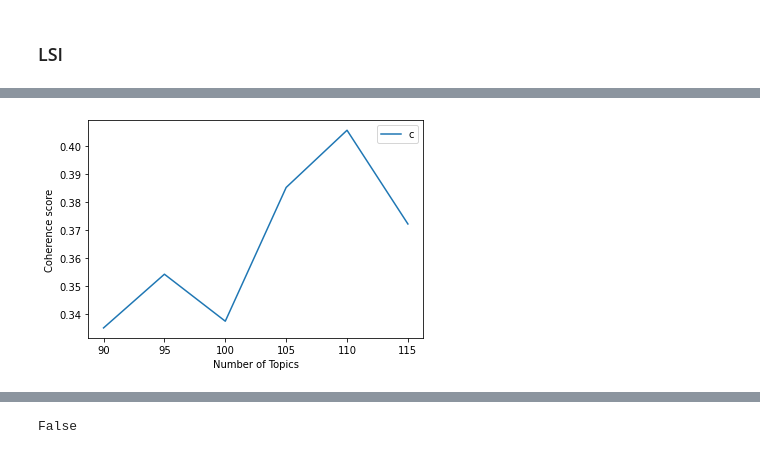
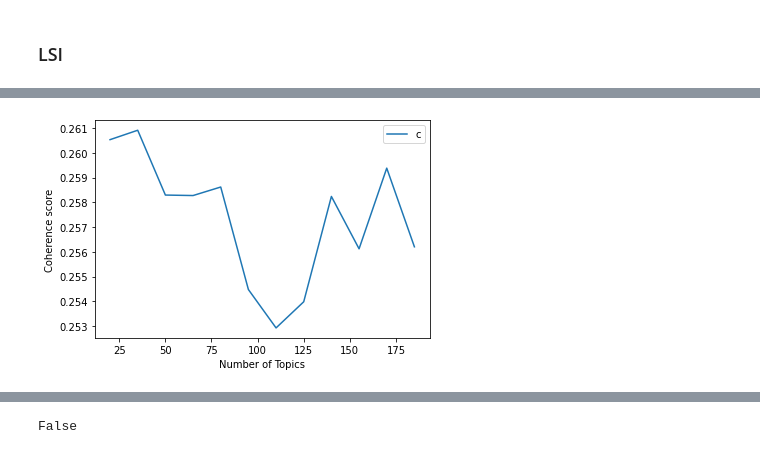
Before and after one commit to prompteus/csfd-movie-recommender, a Jupyter notebook: src/recommend/notebooks/cb_recsystems.ipynb, the cells around one changed output, grey strips where cells are left out. Drawn from its saved outputs; the diff is of its cells as text; code cells hidden in the pictures.

```diff
--- a/src/recommend/notebooks/cb_recsystems.ipynb
+++ b/src/recommend/notebooks/cb_recsystems.ipynb
@@ -315,7 +315,7 @@ class RecSysBase(abc.ABC):
         self.movies_df = movies_df
 
     @abc.abstractmethod
-    def recommend(self, user_history : List[str], n : int = 10, return_df : bool = False) -> Union[List[str], pd.DataFrame]:
+    def recommend(self, user_history : List[str], n : int = None) -> pd.DataFrame:
         """
         Generates recommendations based on user's history of rated movies.
 
@@ -326,17 +326,15 @@ class RecSysBase(abc.ABC):
 
         n : int
             The number of recommendations to return.
+            Default value None returns all movies from database.
 
         Returns
         -------
-        Union[List[str], pd.DataFrame]
-            By default returns a list of strings representeing movie ids.
-            If `return_df` is set to True then a pandas dataframe.
+        pd.DataFrame
+            movie_id ~ movie ID
+            score_<class_name> ~ score of each movie
         """
-        # TODO: do we need `user_history` as List?
-        # use List if: some systems use the order of items (e.g. preference of recent movies)
-        # use Set if: we dont care at all about
-        pass
+        ...
 
     def get_candidate_movies(self, user_history : List[str]) -> pd.DataFrame:
         """Returns a list of candidates by filtering movies a user has already seen."""
@@ -355,11 +353,5 @@ class RecSysBase(abc.ABC):
         for mid in movie_ids:
             df_list.append(self.movies_df[self.movies_df['movie_id'] == mid])
         return pd.concat(df_list)
-
-
-    def get_description_with_id(self, movie_id : str) -> str:
-        """Returns description for movie with provided ID"""
-        #TODO: handle case when no such movie exists
-        return self.movies_df.loc[self.movies_df['movie_id'] == movie_id].description.values[0]
 # %% [markdown]
 ## Random recommendations
@@ -447,6 +492,7 @@ rs_bayes_avg.recommend([], 15, return_df=True)
 # %% [markdown]
 # Gensim models: TFIDF, LSI
 # %%
+
 
 class GensimModelWrapper(RecSysBase):
     """
@@ -457,7 +503,7 @@ class GensimModelWrapper(RecSysBase):
         super(GensimModelWrapper, self).__init__(movies_df)
 
     @abc.abstractmethod
-    def recommend(self, user_history : List[str], n : int = 10, return_df : bool = False) -> List[str]:
+    def recommend(self, user_history : List[str], n : int = None) -> pd.DataFrame:
         ...
 
     @classmethod
@@ -471,9 +517,11 @@ class GensimModelWrapper(RecSysBase):
             A simple string containing text to preprocess.
         """
         tokens = word_tokenize(document.lower(), language='czech')
-        filtered = [w.strip(",.:'?!()[]{}<>_") for w in document.split() if w not in set(stop_words.get_stop_words('czech'))]
-        res = [cz_stem(word) for word in filtered]
-        return res
+        tokens = [w.strip(",.:'?!()[]{}<>_-") for w in tokens]
+        tokens = [w for w in tokens if w not in set(stop_words.get_stop_words('czech'))]
+        tokens = [cz_stem(word) for word in tokens]
+        tokens = [w for w in tokens if len(w) > 2]
+        return tokens
 
     @classmethod
     def _document_to_bag_of_words(cls, document: str) -> List[Tuple[int, int]]:
@@ -777,4 +1167,4 @@ import matplotlib.pyplot as plt
 document_list = movie_db.description.to_list()
 titles = movie_db.title.to_list()
 # %%
-docs_preprocessed = list(map(GensimModelWrapper._document_to_tokens, documents))
+docs_preprocessed = list(tqdm(map(GensimModelWrapper._document_to_tokens, documents), desc='Processing', total=len(documents)))
@@ -840,6 +1296,9 @@ model=create_gensim_lsa_model(docs_preprocessed,number_of_topics,words)
 # %%
-start,stop,step=90,120,5
+number_of_topics = 100
+words = 10
+
+start,stop,step=20,200,15
 plot_graph(docs_preprocessed,start,stop,step)
-# 110 is optimal
+# 110 was optimal
 # %% [output]
-[figure, old version]
+[figure, new version]
```
Also changed, not shown: parts of 50 cells of this notebook.
